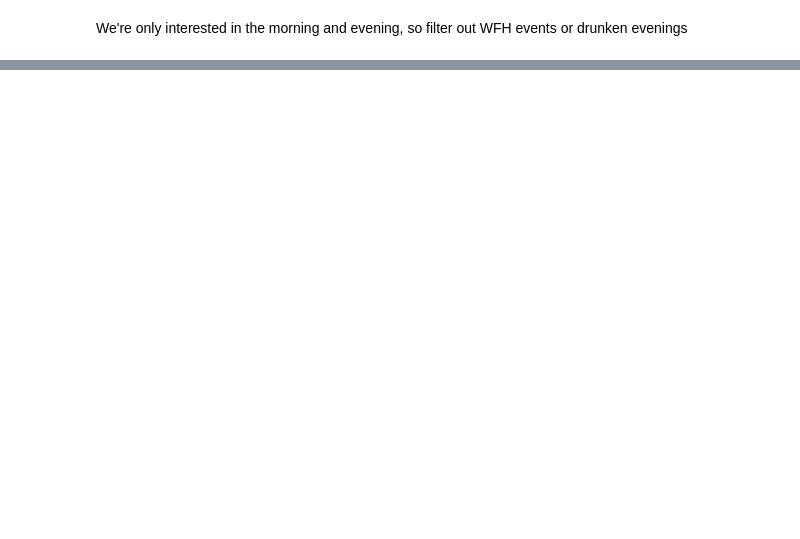
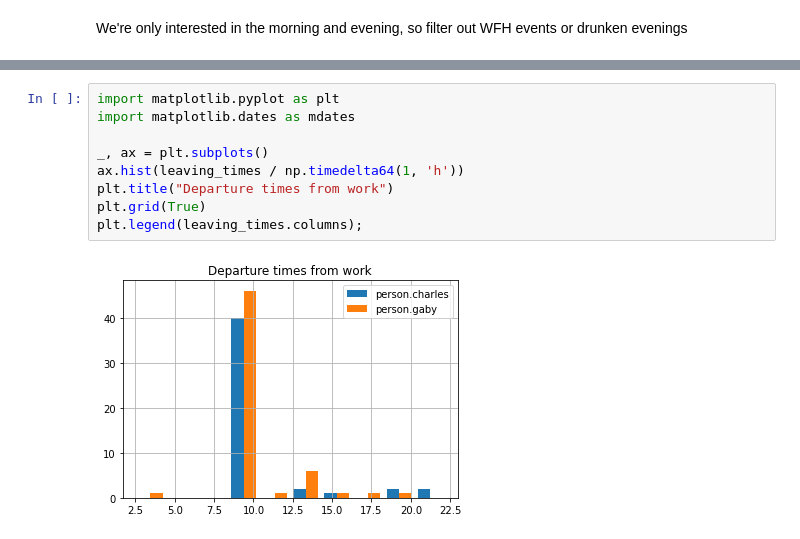
Before and after one commit to charlesbaynham/house-absolute-ha-setup, a Jupyter notebook: notebooks/plot_work_leavings.ipynb, the cells around one changed output, grey strips where cells are left out. Saved outputs shown, nothing was run; the diff lists cells and outputs as text; blank space fills up the shorter version.

```diff
--- a/notebooks/plot_work_leavings.ipynb
+++ b/notebooks/plot_work_leavings.ipynb
@@ -159,0 +151,11 @@ arrival_times.plot(style='x')
+# %%
+import matplotlib.pyplot as plt
+import matplotlib.dates as mdates
+
+_, ax = plt.subplots()
+ax.hist(leaving_times / np.timedelta64(1, 'h'))
+plt.title("Departure times from work")
+plt.grid(True)
+plt.legend(leaving_times.columns);
+# %% [output]
+[figure, added]
```
Also changed, not shown: parts of 11 cells of this notebook.
